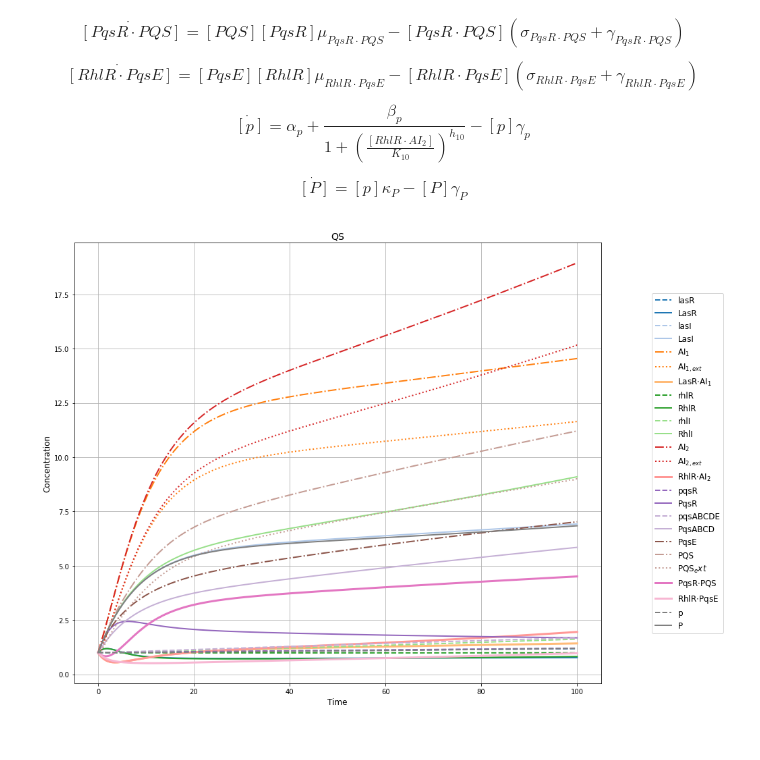
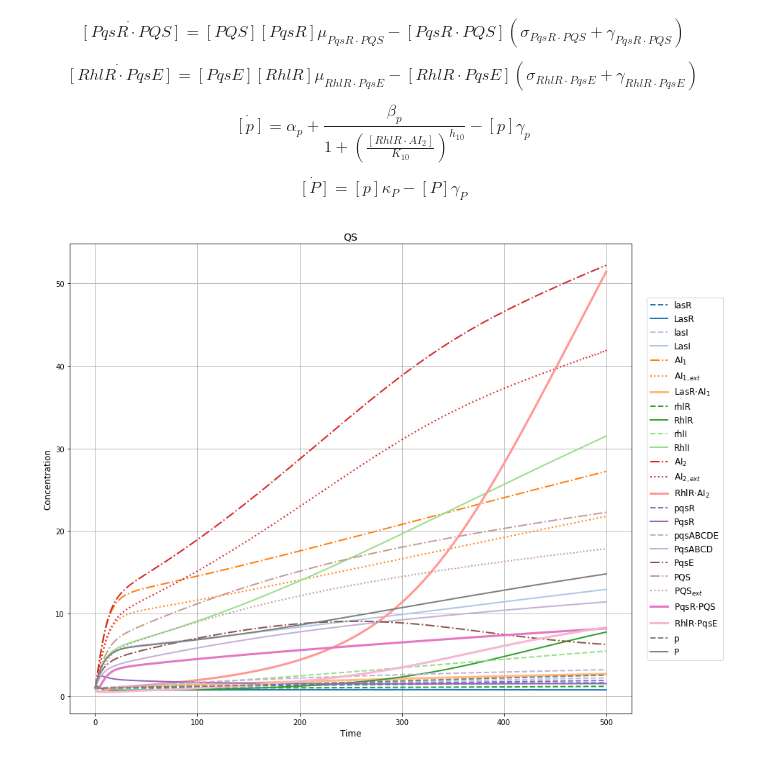
Before and after one commit to alejandrocs98/P-aeruginosa-qs, a Jupyter notebook: qs_deterministic.ipynb, the cells around one changed output. Saved outputs shown, nothing was run; the diff lists cells and outputs as text; code cells hidden in the pictures.

```diff
--- a/qs_deterministic.ipynb
+++ b/qs_deterministic.ipynb
@@ -559,7 +559,7 @@ def LasRI_RhlRI_PQS_qs(t, r):
     dRhlI = rhlI*k_RhlI - RhlI*g_RhlI
     dAI2 = RhlI*k_AI2 + RhlRAI2*s_RhlRAI2 - AI2*RhlR*u_RhlRAI2 - (d*(AI2-AI2_ext)) - AI2*g_AI1
     dAI2_ext = (N*d*(AI2-AI2_ext)) - (AI2_ext*(g_AI2_ext + d_away))
-    dRhlRAI2 = AI2*RhlR*u_RhlRAI2 - (RhlRAI2*(g_RhlRAI2 + s_RhlRAI2))
+    dRhlRAI2 = AI2*RhlR*u_RhlRAI2 - (RhlRAI2*(s_RhlRAI2 + g_RhlRAI2))
     dpqsR = a_pqsR + (b_pqsR/(1+(LasRAI1/K6)**h6)) + (b_pqsR/(1+(PqsRPQS/K7)**h7)) - pqsR*g_pqsR
     dPqsR = pqsR*k_PqsR + PqsRPQS*s_PqsRPQS - PQS*PqsR*u_PqsRPQS - PqsR*g_PqsR
     dpqsABCDE = a_pqsABCDE + (b_pqsABCDE/(1+(RhlRAI2/K8)**h8)) + (b_pqsABCDE/(1+(PqsRPQS/K9)**h9)) - pqsABCDE*g_pqsABCDE
@@ -574,40 +574,39 @@ def LasRI_RhlRI_PQS_qs(t, r):
 
     return np.array([dlasR, dLasR, dlasI, dLasI, dAI1, dAI1_ext, dLasRAI1, drhlR, dRhlR, drhlI, dRhlI, dAI2, dAI2_ext, dRhlRAI2, dpqsR, dPqsR, dpqsABCDE, dPqsABCD, dPqsE, dPQS, dPQS_ext, dPqsRPQS, dRhlRPqsE, dp, dP])
 # %%
-LasRI_RhlRI_PQS_qs_dynamics = solve_ivp(LasRI_RhlRI_PQS_qs, [0, 100], [1, 1, 1, 1, 1, 1, 1, 1, 1, 1, 1, 1, 1, 1, 1, 1, 1, 1, 1, 1, 1, 1, 1, 1, 1])
+LasRI_RhlRI_PQS_qs_dynamics = solve_ivp(LasRI_RhlRI_PQS_qs, [0, 500], [1, 1, 1, 1, 1, 1, 1, 1, 1, 1, 1, 1, 1, 1, 1, 1, 1, 1, 1, 1, 1, 1, 1, 1, 1])
 # %%
 plt.figure(figsize=(14,12))
-plt.set_cmap('tab20')
 plt.plot(LasRI_RhlRI_PQS_qs_dynamics.t, LasRI_RhlRI_PQS_qs_dynamics.y[0], lw=2, label='lasR', color=cm.tab20(0), ls='--')
 plt.plot(LasRI_RhlRI_PQS_qs_dynamics.t, LasRI_RhlRI_PQS_qs_dynamics.y[1], lw=2, label='LasR', color=cm.tab20(0), ls='-')
 plt.plot(LasRI_RhlRI_PQS_qs_dynamics.t, LasRI_RhlRI_PQS_qs_dynamics.y[2], lw=2, label='lasI', color=cm.tab20(1), ls='--')
 plt.plot(LasRI_RhlRI_PQS_qs_dynamics.t, LasRI_RhlRI_PQS_qs_dynamics.y[3], lw=2, label='LasI', color=cm.tab20(1), ls='-')
 plt.plot(LasRI_RhlRI_PQS_qs_dynamics.t, LasRI_RhlRI_PQS_qs_dynamics.y[4], lw=2, label='AI$_1$', color=cm.tab20(2), ls='-.')
 plt.plot(LasRI_RhlRI_PQS_qs_dynamics.t, LasRI_RhlRI_PQS_qs_dynamics.y[5], lw=2, label='AI$_{1,ext}$', color=cm.tab20(2), ls=':')
 plt.plot(LasRI_RhlRI_PQS_qs_dynamics.t, LasRI_RhlRI_PQS_qs_dynamics.y[6], lw=3, label='LasR$\cdot$AI$_1$', color=cm.tab20(3), ls='-')
 plt.plot(LasRI_RhlRI_PQS_qs_dynamics.t, LasRI_RhlRI_PQS_qs_dynamics.y[7], lw=2, label='rhlR', color=cm.tab20(4), ls='--')
 plt.plot(LasRI_RhlRI_PQS_qs_dynamics.t, LasRI_RhlRI_PQS_qs_dynamics.y[8], lw=2, label='RhlR', color=cm.tab20(4), ls='-')
 plt.plot(LasRI_RhlRI_PQS_qs_dynamics.t, LasRI_RhlRI_PQS_qs_dynamics.y[9], lw=2, label='rhlI', color=cm.tab20(5), ls='--')
 plt.plot(LasRI_RhlRI_PQS_qs_dynamics.t, LasRI_RhlRI_PQS_qs_dynamics.y[10], lw=2, label='RhlI', color=cm.tab20(5), ls='-')
 plt.plot(LasRI_RhlRI_PQS_qs_dynamics.t, LasRI_RhlRI_PQS_qs_dynamics.y[11], lw=2, label='AI$_2$', color=cm.tab20(6), ls='-.')
 plt.plot(LasRI_RhlRI_PQS_qs_dynamics.t, LasRI_RhlRI_PQS_qs_dynamics.y[12], lw=2, label='AI$_{2,ext}$', color=cm.tab20(6), ls=':')
 plt.plot(LasRI_RhlRI_PQS_qs_dynamics.t, LasRI_RhlRI_PQS_qs_dynamics.y[13], lw=3, label='RhlR$\cdot$AI$_2$', color=cm.tab20(7), ls='-')
 plt.plot(LasRI_RhlRI_PQS_qs_dynamics.t, LasRI_RhlRI_PQS_qs_dynamics.y[14], lw=2, label='pqsR', color=cm.tab20(8), ls='--')
 plt.plot(LasRI_RhlRI_PQS_qs_dynamics.t, LasRI_RhlRI_PQS_qs_dynamics.y[15], lw=2, label='PqsR', color=cm.tab20(8), ls='-')
 plt.plot(LasRI_RhlRI_PQS_qs_dynamics.t, LasRI_RhlRI_PQS_qs_dynamics.y[16], lw=2, label='pqsABCDE', color=cm.tab20(9), ls='--')
 plt.plot(LasRI_RhlRI_PQS_qs_dynamics.t, LasRI_RhlRI_PQS_qs_dynamics.y[17], lw=2, label='PqsABCD', color=cm.tab20(9), ls='-')
 plt.plot(LasRI_RhlRI_PQS_qs_dynamics.t, LasRI_RhlRI_PQS_qs_dynamics.y[18], lw=2, label='PqsE', color=cm.tab20(10), ls='-.')
 plt.plot(LasRI_RhlRI_PQS_qs_dynamics.t, LasRI_RhlRI_PQS_qs_dynamics.y[19], lw=2, label='PQS', color=cm.tab20(11), ls='-.')
-plt.plot(LasRI_RhlRI_PQS_qs_dynamics.t, LasRI_RhlRI_PQS_qs_dynamics.y[20], lw=2, label='PQS$_ext$', color=cm.tab20(11), ls=':')
+plt.plot(LasRI_RhlRI_PQS_qs_dynamics.t, LasRI_RhlRI_PQS_qs_dynamics.y[20], lw=2, label='PQS$_{ext}$', color=cm.tab20(11), ls=':')
 plt.plot(LasRI_RhlRI_PQS_qs_dynamics.t, LasRI_RhlRI_PQS_qs_dynamics.y[21], lw=3, label='PqsR$\cdot$PQS', color=cm.tab20(12), ls='-')
 plt.plot(LasRI_RhlRI_PQS_qs_dynamics.t, LasRI_RhlRI_PQS_qs_dynamics.y[22], lw=3, label='RhlR$\cdot$PqsE', color=cm.tab20(13), ls='-')
 plt.plot(LasRI_RhlRI_PQS_qs_dynamics.t, LasRI_RhlRI_PQS_qs_dynamics.y[23], lw=2, label='p', color=cm.tab20(14), ls='--')
 plt.plot(LasRI_RhlRI_PQS_qs_dynamics.t, LasRI_RhlRI_PQS_qs_dynamics.y[24], lw=2, label='P', color=cm.tab20(14), ls='-')
 plt.grid()
-plt.legend(loc='center right', bbox_to_anchor=(1.24, 0.50), ncol=1, fancybox=True, shadow=False, fontsize=12)
+plt.legend(loc='center right', bbox_to_anchor=(1.17, 0.50), ncol=1, fancybox=True, shadow=False, fontsize=12)
 plt.xlabel('Time', fontsize=12)
 plt.ylabel('Concentration', fontsize=12)
 plt.title('QS', fontsize=14)
 plt.show()
 # %% [output]
-[figure, old version]
+[figure, new version]
```
Also changed, not shown: parts of 4 cells of this notebook.
